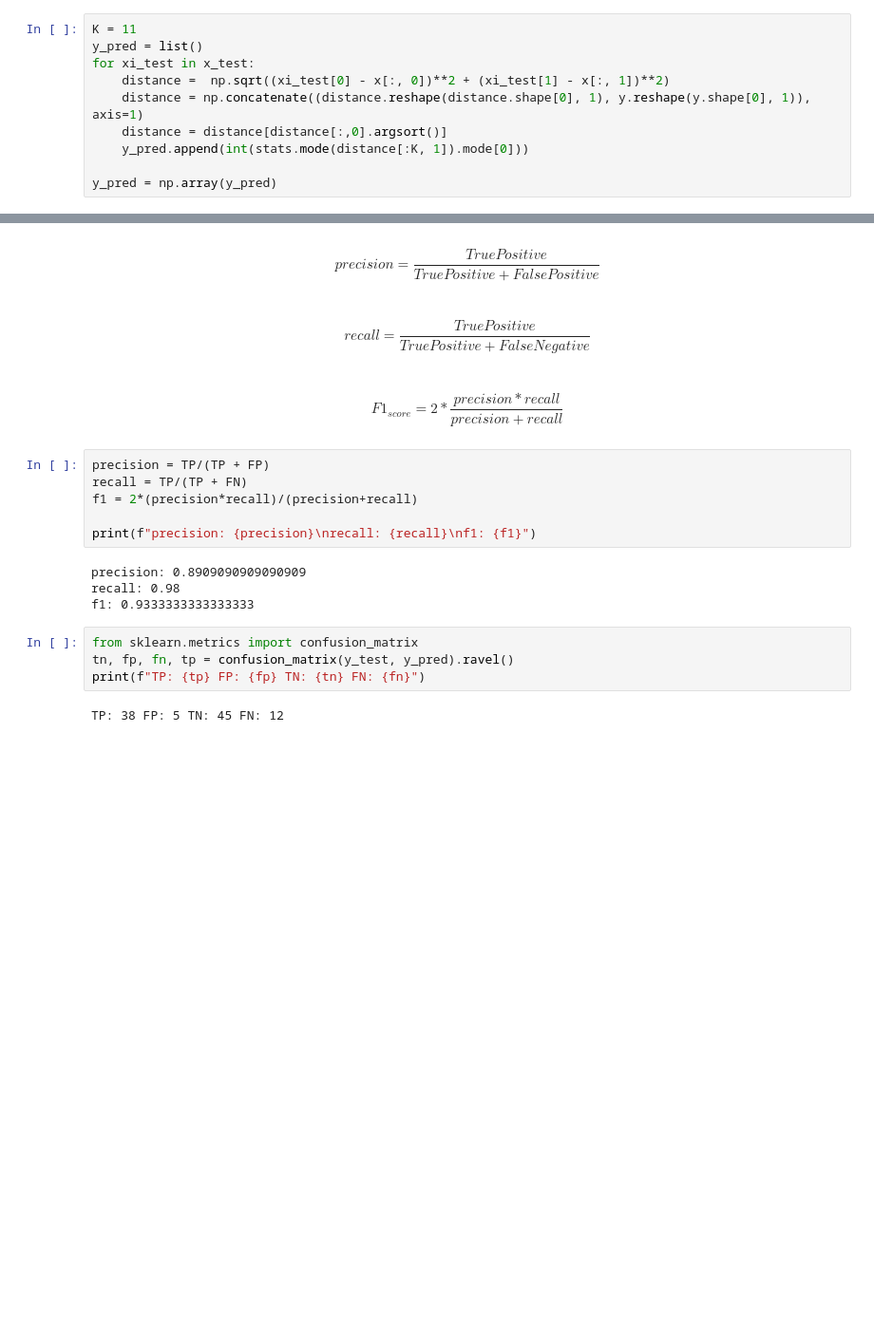
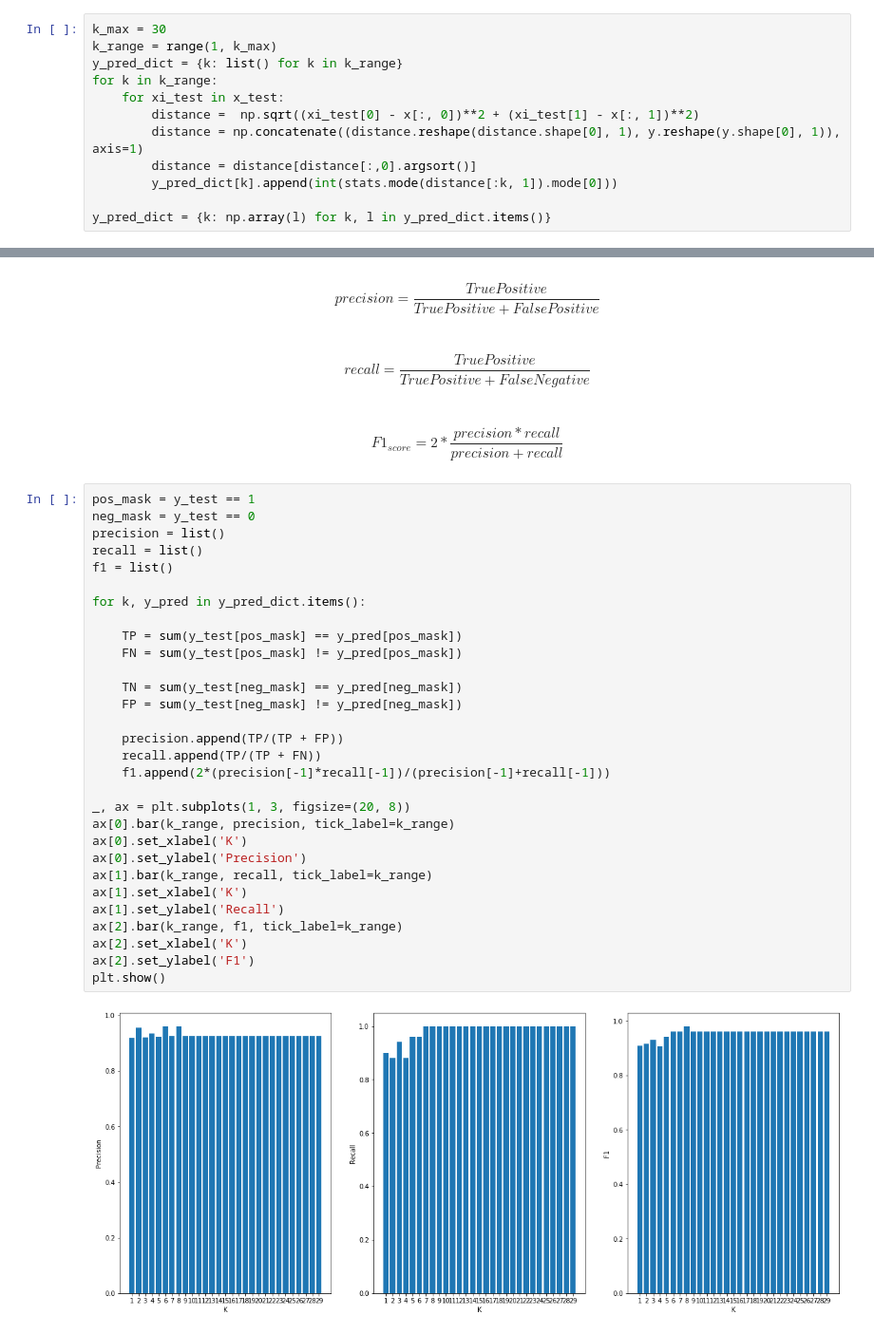
Before and after one commit to BenoitLeguay/ML_Basics, a Jupyter notebook: K-Nearest Neighbors.ipynb, the cells around one changed output, grey strips where cells are left out. Shown at 95% size. Drawn from its saved outputs; the diff is of its cells as text; blank space fills up the shorter version.

```diff
--- a/K-Nearest Neighbors.ipynb
+++ b/K-Nearest Neighbors.ipynb
@@ -57,12 +57,14 @@ x_test, y_test = dset_test[:, :2], dset_test[:, 2].astype(int)
 **KNN Algorithm**
 The K-Nearest Neighbors - *among the train set* - of our test set data point predict the class thank to a majority vote.
 # %%
-K = 11
-y_pred = list()
-for xi_test in x_test:
-    distance =  np.sqrt((xi_test[0] - x[:, 0])**2 + (xi_test[1] - x[:, 1])**2)
-    distance = np.concatenate((distance.reshape(distance.shape[0], 1), y.reshape(y.shape[0], 1)), axis=1)
-    distance = distance[distance[:,0].argsort()]
-    y_pred.append(int(stats.mode(distance[:K, 1]).mode[0]))
+k_max = 30
+k_range = range(1, k_max)
+y_pred_dict = {k: list() for k in k_range}
+for k in k_range:
+    for xi_test in x_test:
+        distance =  np.sqrt((xi_test[0] - x[:, 0])**2 + (xi_test[1] - x[:, 1])**2)
+        distance = np.concatenate((distance.reshape(distance.shape[0], 1), y.reshape(y.shape[0], 1)), axis=1)
+        distance = distance[distance[:,0].argsort()]
+        y_pred_dict[k].append(int(stats.mode(distance[:k, 1]).mode[0]))
 
-y_pred = np.array(y_pred)
+y_pred_dict = {k: np.array(l) for k, l in y_pred_dict.items()}
@@ -87,19 +76,35 @@ TP: 49 FP: 6 TN: 44 FN: 1
 $$precision = \frac{TruePositive}{TruePositive+FalsePositive}$$
 $$recall = \frac{TruePositive}{TruePositive+FalseNegative}$$
 $$F1_{score} = 2*\frac{precision*recall}{precision+recall}$$
-# %%
-precision = TP/(TP + FP)
-recall = TP/(TP + FN)
-f1 = 2*(precision*recall)/(precision+recall)
-
-print(f"precision: {precision}\nrecall: {recall}\nf1: {f1}")
-# %% [output]
-precision: 0.8909090909090909
-recall: 0.98
-f1: 0.9333333333333333
-# %%
-from sklearn.metrics import confusion_matrix
-tn, fp, fn, tp = confusion_matrix(y_test, y_pred).ravel()
-print(f"TP: {tp} FP: {fp} TN: {tn} FN: {fn}")
-# %% [output]
-TP: 38 FP: 5 TN: 45 FN: 12
+# %%
+pos_mask = y_test == 1
+neg_mask = y_test == 0
+precision = list()
+recall = list()
+f1 = list()
+
+for k, y_pred in y_pred_dict.items():
+
+    TP = sum(y_test[pos_mask] == y_pred[pos_mask])
+    FN = sum(y_test[pos_mask] != y_pred[pos_mask])
+
+    TN = sum(y_test[neg_mask] == y_pred[neg_mask])
+    FP = sum(y_test[neg_mask] != y_pred[neg_mask])
+
+    precision.append(TP/(TP + FP))
+    recall.append(TP/(TP + FN))
+    f1.append(2*(precision[-1]*recall[-1])/(precision[-1]+recall[-1]))
+
+_, ax = plt.subplots(1, 3, figsize=(20, 8))
+ax[0].bar(k_range, precision, tick_label=k_range)
+ax[0].set_xlabel('K')
+ax[0].set_ylabel('Precision')
+ax[1].bar(k_range, recall, tick_label=k_range)
+ax[1].set_xlabel('K')
+ax[1].set_ylabel('Recall')
+ax[2].bar(k_range, f1, tick_label=k_range)
+ax[2].set_xlabel('K')
+ax[2].set_ylabel('F1')
+plt.show()
+# %% [output]
+[figure, added]
```
Also changed, not shown: parts of 4 cells of this notebook.
